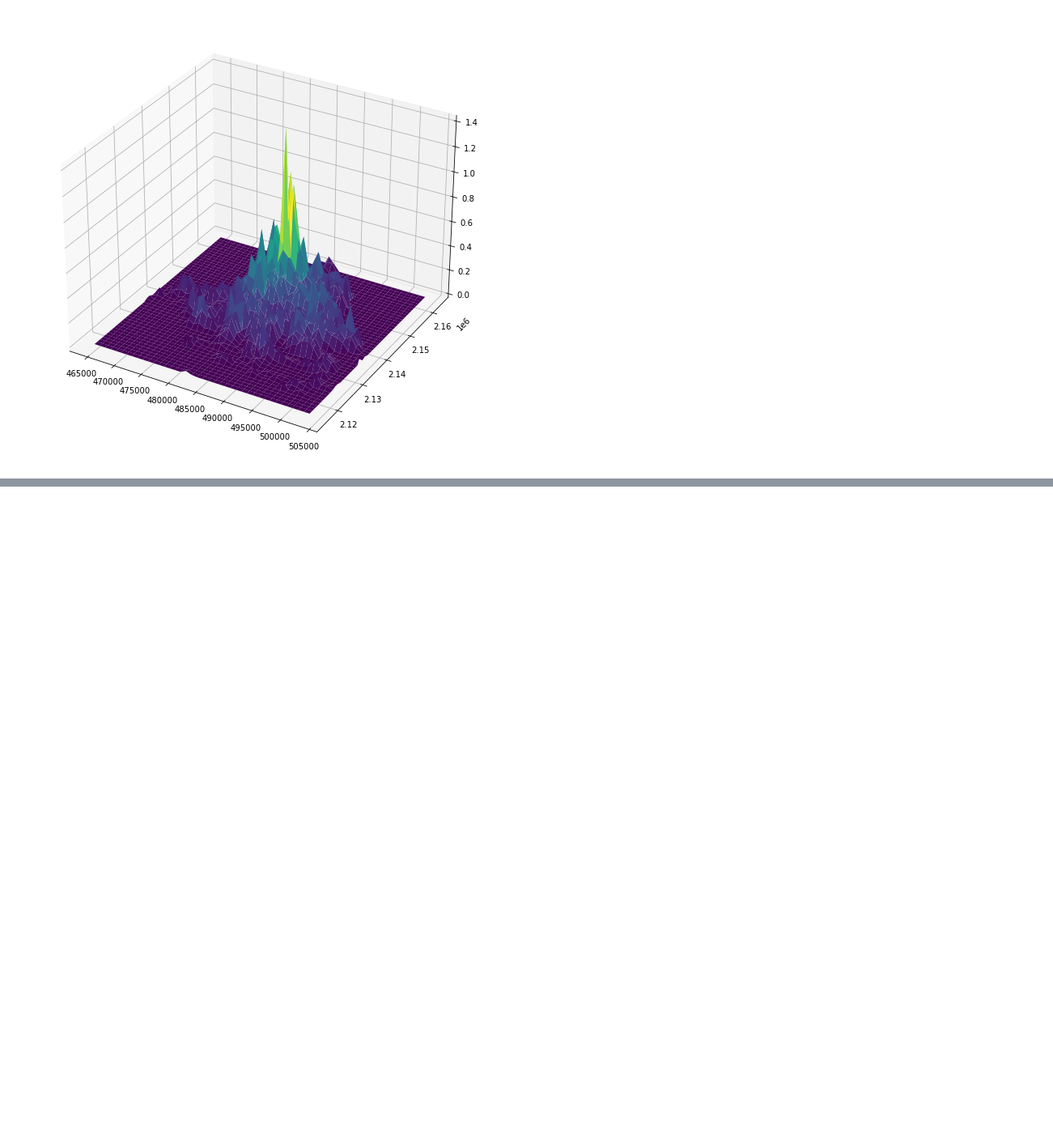
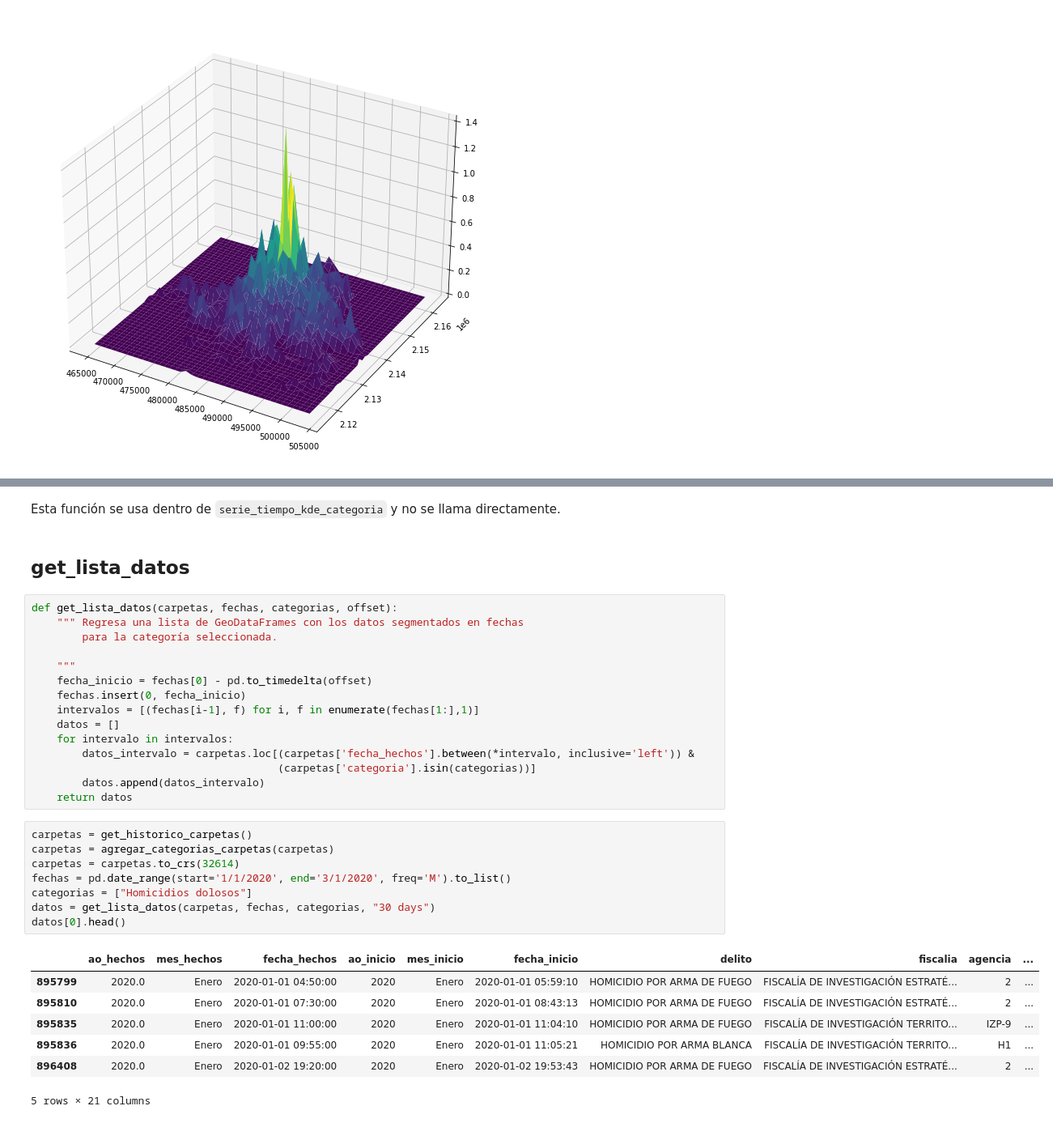
Before and after one commit to CentroGeo/criminologia_cdmx, a Jupyter notebook: 01_patrones_espacio_temporales.ipynb, the cells around one changed output, grey strips where cells are left out. Shown: that part at 81% size. Drawn from its saved outputs; the diff is of its cells as text; blank space fills up the shorter version.

```diff
--- a/01_patrones_espacio_temporales.ipynb
+++ b/01_patrones_espacio_temporales.ipynb
@@ -149,3 +169,38 @@ ax = ax.plot_surface(xx, yy, zz,cmap='viridis', edgecolor='none')
+# %% [markdown]
+Esta función se usa dentro de `serie_tiempo_kde_categoria` y no se llama directamente.
+# %% [markdown]
+## get_lista_datos
+# %%
+def get_lista_datos(carpetas, fechas, categorias, offset):
+    """ Regresa una lista de GeoDataFrames con los datos segmentados en fechas
+        para la categoría seleccionada.
+
+    """
+    fecha_inicio = fechas[0] - pd.to_timedelta(offset)
+    fechas.insert(0, fecha_inicio)
+    intervalos = [(fechas[i-1], f) for i, f in enumerate(fechas[1:],1)]
+    datos = []
+    for intervalo in intervalos:
+        datos_intervalo = carpetas.loc[(carpetas['fecha_hechos'].between(*intervalo, inclusive='left')) &
+                                       (carpetas['categoria'].isin(categorias))]
+        datos.append(datos_intervalo)
+    return datos
+# %%
+carpetas = get_historico_carpetas()
+carpetas = agregar_categorias_carpetas(carpetas)
+carpetas = carpetas.to_crs(32614)
+fechas = pd.date_range(start='1/1/2020', end='3/1/2020', freq='M').to_list()
+categorias = ["Homicidios dolosos"]
+datos = get_lista_datos(carpetas, fechas, categorias, "30 days")
+datos[0].head()
+# %% [output]
+|  | ao_hechos | mes_hechos | fecha_hechos | ao_inicio | mes_inicio | fecha_inicio | delito | fiscalia | agencia | ... |
+| 895799 | 2020.0 | Enero | 2020-01-01 04:50:00 | 2020 | Enero | 2020-01-01 05:59:10 | HOMICIDIO POR ARMA DE FUEGO | FISCALÍA DE INVESTIGACIÓN ESTRATÉ... | 2 | ... |
+| 895810 | 2020.0 | Enero | 2020-01-01 07:30:00 | 2020 | Enero | 2020-01-01 08:43:13 | HOMICIDIO POR ARMA DE FUEGO | FISCALÍA DE INVESTIGACIÓN ESTRATÉ... | 2 | ... |
+| 895835 | 2020.0 | Enero | 2020-01-01 11:00:00 | 2020 | Enero | 2020-01-01 11:04:10 | HOMICIDIO POR ARMA DE FUEGO | FISCALÍA DE INVESTIGACIÓN TERRITO... | IZP-9 | ... |
+| 895836 | 2020.0 | Enero | 2020-01-01 09:55:00 | 2020 | Enero | 2020-01-01 11:05:21 | HOMICIDIO POR ARMA BLANCA | FISCALÍA DE INVESTIGACIÓN TERRITO... | H1 | ... |
+| 896408 | 2020.0 | Enero | 2020-01-02 19:20:00 | 2020 | Enero | 2020-01-02 19:53:43 | HOMICIDIO POR ARMA DE FUEGO | FISCALÍA DE INVESTIGACIÓN ESTRATÉ... | 2 | ... |
+5 rows × 21 columns
 # %% [markdown]
 ## serie_tiempo_kde_categoria
 # %%
```
Also changed, not shown: parts of 22 cells of this notebook, 2 other files.
